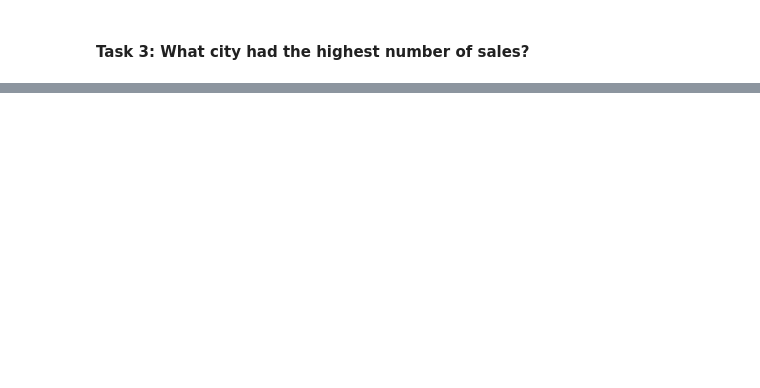
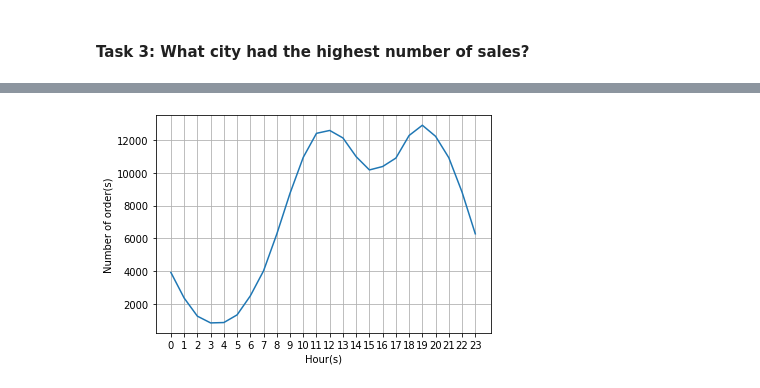
Before and after one commit to ChristinaManara/Sales-Analysis, a Jupyter notebook: Sales Analysis.ipynb, the cells around one changed output, grey strips where cells are left out. Cells and saved outputs as stored; diff of their text form; code cells hidden in the pictures; blank space fills up the shorter version.

```diff
--- a/Sales Analysis.ipynb
+++ b/Sales Analysis.ipynb
@@ -173,0 +325,11 @@ plt.show()
+# %%
+plt.plot(df5['Time'], df5['Quantity Ordered'])
+plt.xticks(df5['Time'])
+plt.xlabel("Hour(s)")
+plt.ylabel("Number of order(s)")
+plt.grid()
+plt.show()
+
+## Recommendation is around 11am or 7pm.
+# %% [output]
+[figure, added]
```
Also changed, not shown: parts of 23 cells of this notebook.
